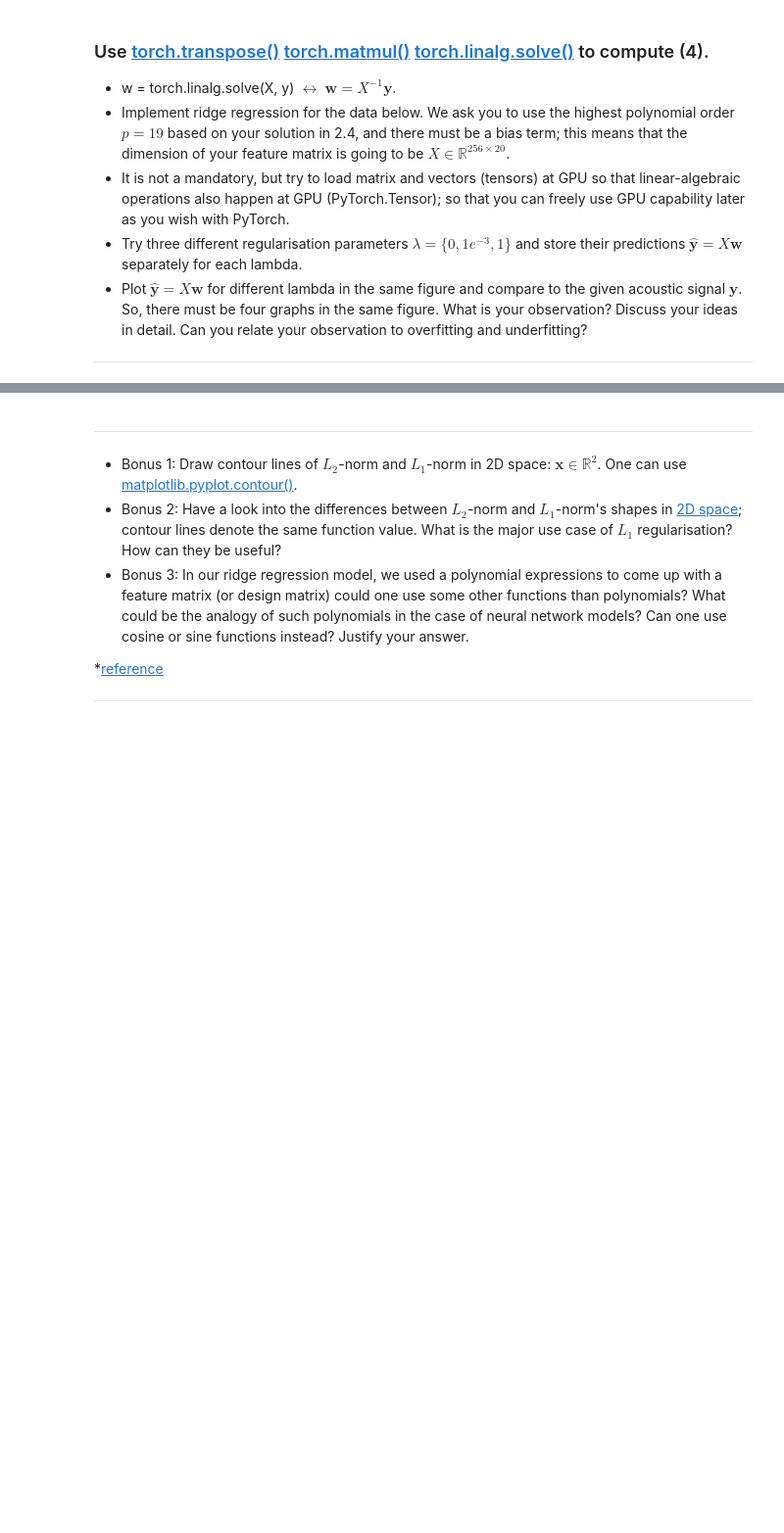
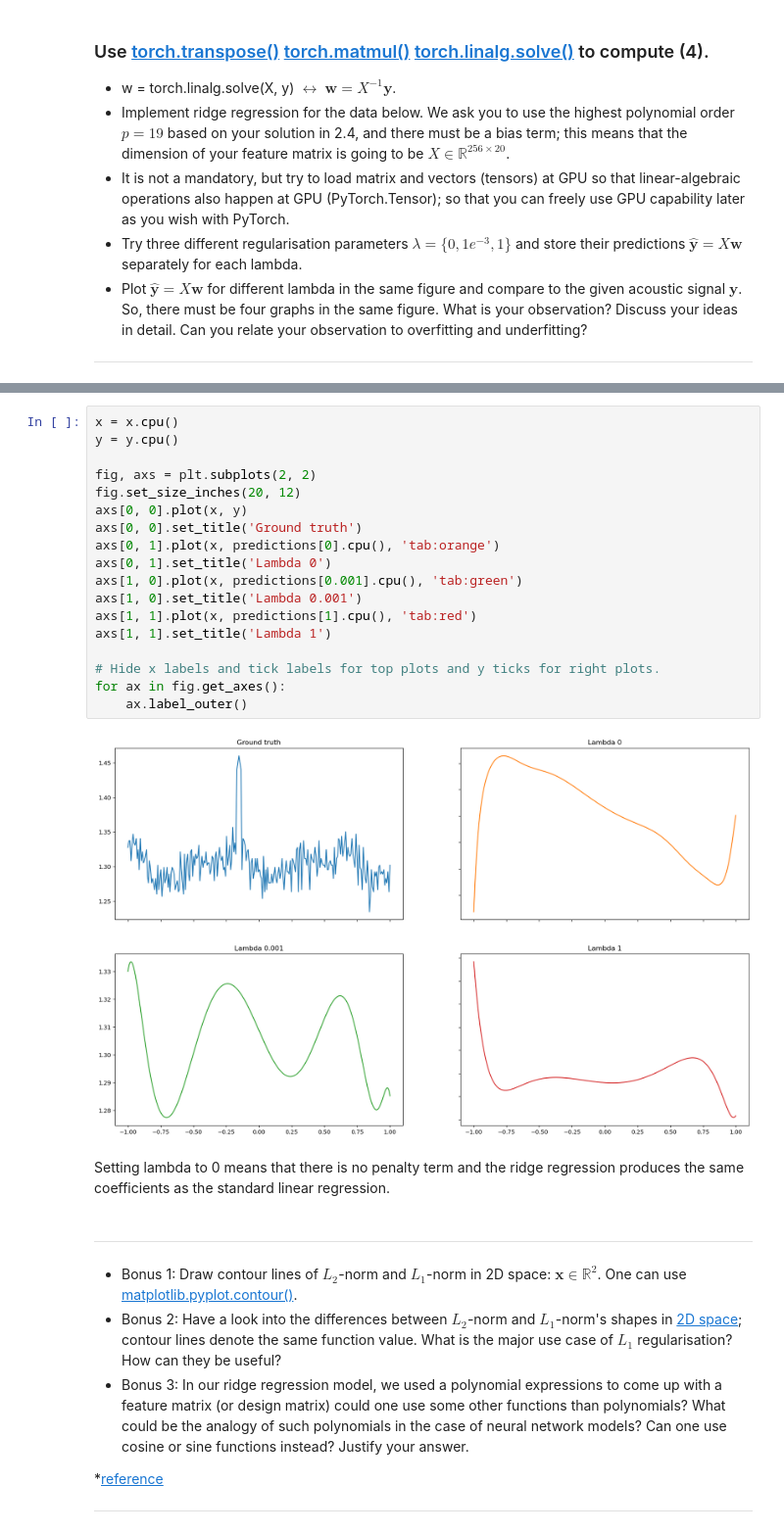
Before and after one commit to lflage/NNIA_22_23, a Jupyter notebook: Assignment_7/assignment_7.ipynb, the cells around one changed output, grey strips where cells are left out. Shown at 98% size. Drawn from its saved outputs; the diff is of its cells as text; blank space fills up the shorter version.

```diff
--- a/Assignment_7/assignment_7.ipynb
+++ b/Assignment_7/assignment_7.ipynb
@@ -300,3 +354,25 @@ There are 256 number of data sampling points in vector y.
+# %%
+x = x.cpu()
+y = y.cpu()
+
+fig, axs = plt.subplots(2, 2)
+fig.set_size_inches(20, 12)
+axs[0, 0].plot(x, y)
+axs[0, 0].set_title('Ground truth')
+axs[0, 1].plot(x, predictions[0].cpu(), 'tab:orange')
+axs[0, 1].set_title('Lambda 0')
+axs[1, 0].plot(x, predictions[0.001].cpu(), 'tab:green')
+axs[1, 0].set_title('Lambda 0.001')
+axs[1, 1].plot(x, predictions[1].cpu(), 'tab:red')
+axs[1, 1].set_title('Lambda 1')
+
+# Hide x labels and tick labels for top plots and y ticks for right plots.
+for ax in fig.get_axes():
+    ax.label_outer()
+# %% [output]
+[figure, added]
+# %% [markdown]
+Setting lambda to 0 means that there is no penalty term and the ridge regression produces the same coefficients as the standard linear regression.
 # %% [markdown]
 ___
 - Bonus 1: Draw contour lines of ${L_{2}}$-norm and ${L_{1}}$-norm in 2D space: ${\textbf{x} \in \mathbb{R}^{2}}$. One can use [matplotlib.pyplot.contour()](https://matplotlib.org/stable/api/_as_gen/matplotlib.pyplot.contour.html).
```
Also changed, not shown: parts of 19 cells of this notebook, 2 other files.
